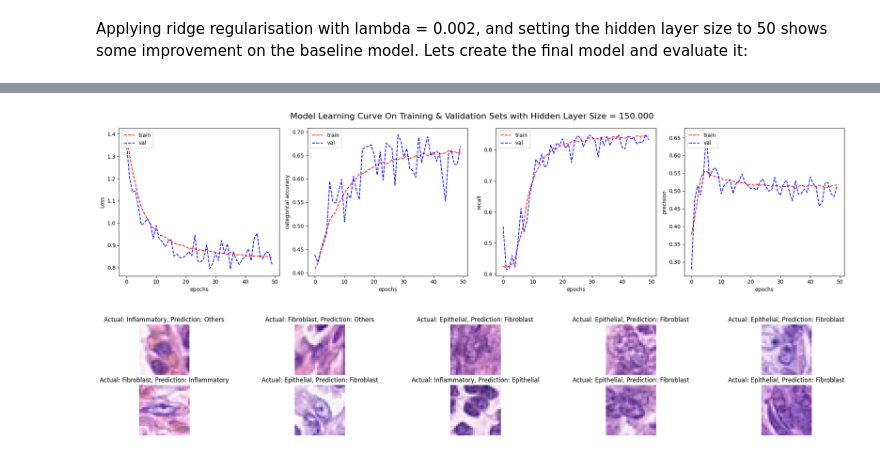
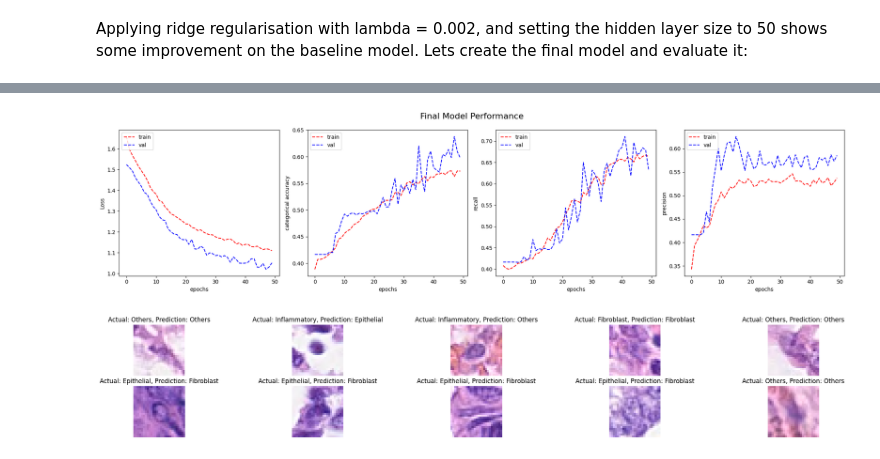
Before and after one commit to IbrahimAshhab/ML-A2-Colon-Cancer, a Jupyter notebook: s3953973_s4007880.ipynb, the cells around one changed output, grey strips where cells are left out. Saved outputs shown, nothing was run; the diff lists cells and outputs as text; code cells hidden in the pictures.

Commit message:
Added dropout validation testing, fixed final model not using l2 regularizer and added report at the end.

```diff
--- a/s3953973_s4007880.ipynb
+++ b/s3953973_s4007880.ipynb
@@ -807,7 +864,7 @@ We will use categorical cross entropy for the loss function since our target var
 # %%
 model.compile(optimizer='SGD',
               loss=tf.keras.losses.CategoricalCrossentropy(from_logits=True),
-              metrics=['categorical_accuracy',  tf.keras.metrics.Recall(), tf.keras.metrics.Precision()]
+              metrics=['categorical_accuracy', 'recall', 'precision']
 )
 # %% [markdown]
 Lets train the model and use class weights to balance the classes:
@@ -1051,13 +1153,15 @@ Observations:
 # %% [markdown]
 Applying ridge regularisation with lambda = 0.002, and setting the hidden layer size to 50 shows some improvement on the baseline model. Lets create the final model and evaluate it:
 # %%
+HIDDEN_LAYER_DIM = 50
 final_model = tf.keras.Sequential([
     tf.keras.layers.Flatten(input_shape=INPUT_DIM),
-    tf.keras.layers.Dense(HIDDEN_LAYER_DIM, activation='sigmoid'),
+    tf.keras.layers.Dense(HIDDEN_LAYER_DIM, activation='sigmoid', kernel_regularizer=tf.keras.regularizers.l2(0.002)),
+    tf.keras.layers.Dropout(0.50),
     tf.keras.layers.Dense(OUTPUT_CLASSES),
 ])
-
-final_model.compile(optimizer='SGD',
+optimizer = tf.keras.optimizers.SGD(learning_rate = 0.01,momentum = 0.0)
+final_model.compile(optimizer=optimizer,
               loss=tf.keras.losses.CategoricalCrossentropy(from_logits=True),
               metrics=['precision', 'recall', 'categorical_accuracy']
 )
@@ -1073,6 +1177,7 @@ val_precision_metric_name = [key for key in final_history.history.keys() if 'pre
 recall_metric_name = val_recall_metric_name.replace('val_', '')
 precision_metric_name = val_precision_metric_name.replace('val_', '')
 
+title = 'Final Model Performance'
 plot_learning_curve(final_history.history['loss'], final_history.history['val_loss'],
                     final_history.history['categorical_accuracy'], final_history.history['val_categorical_accuracy'],
                     final_history.history[precision_metric_name], final_history.history[val_precision_metric_name],
@@ -1102,2 +1207,2 @@ for x,y in test_generator:
-[figure, old version]
+[figure, new version]
-[figure, old version]
+[figure, new version]
```
Also changed, not shown: parts of 35 cells of this notebook.
